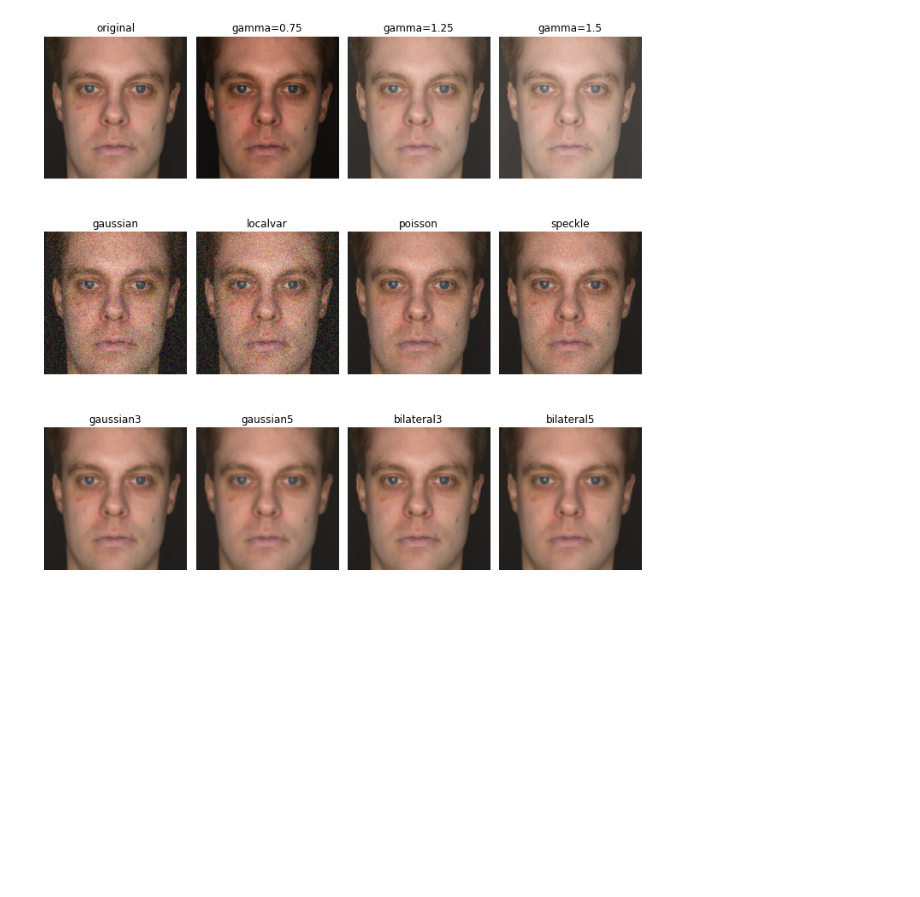
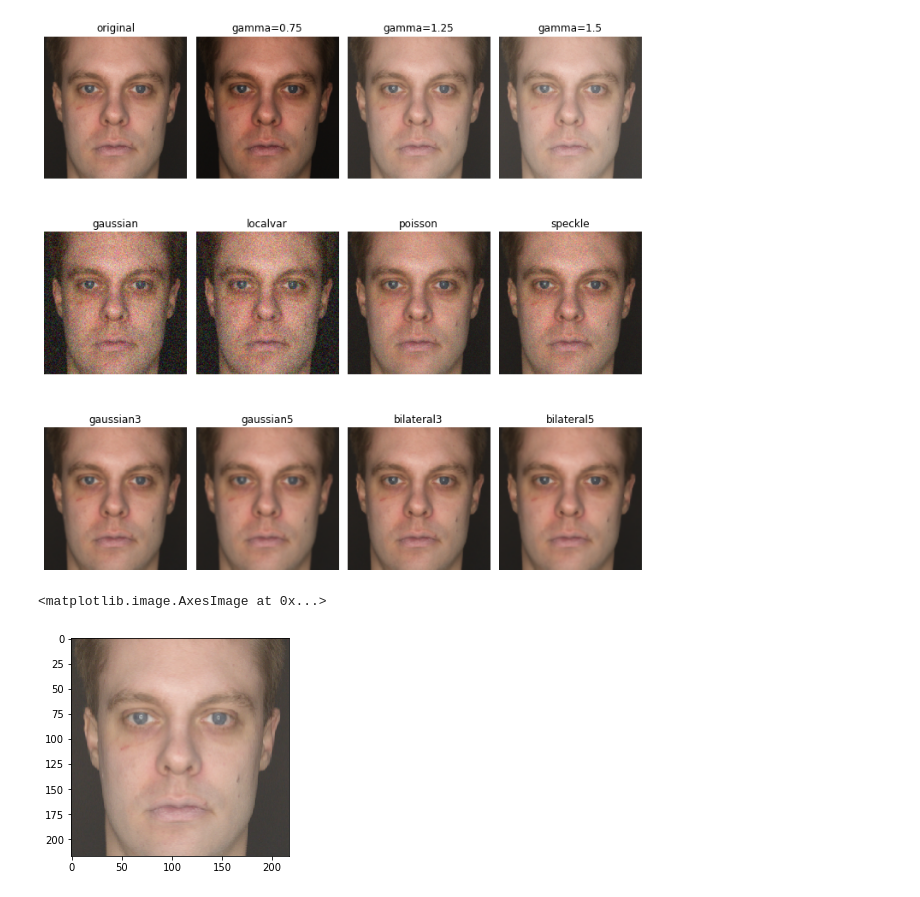
Before and after one commit to vandrw/ICU_Augment_and_Detect, a Jupyter notebook: augment/alter_images.ipynb, the cells around one changed output. Drawn from its saved outputs; the diff is of its cells as text; code cells hidden in the pictures; blank space fills up the shorter version.

```diff
--- a/augment/alter_images.ipynb
+++ b/augment/alter_images.ipynb
@@ -140,3 +140,11 @@ img = cv2.cvtColor(img, cv2.COLOR_BGR2RGB)
 plot_all(img)
 # %% [output]
 [figure]
+# %%
+full_path = "data/parsed/altered/s1s-m_face_noisy-speckle.png"
+img =  cv2.imread(full_path)
+imag = cv2.cvtColor(img, cv2.COLOR_BGR2RGB)
+plt.imshow(imag)
+# %% [output]
+<matplotlib.image.AxesImage at 0x...>
+[figure, added]
```
Also changed, not shown: parts of 2 cells of this notebook, 2 other files.
